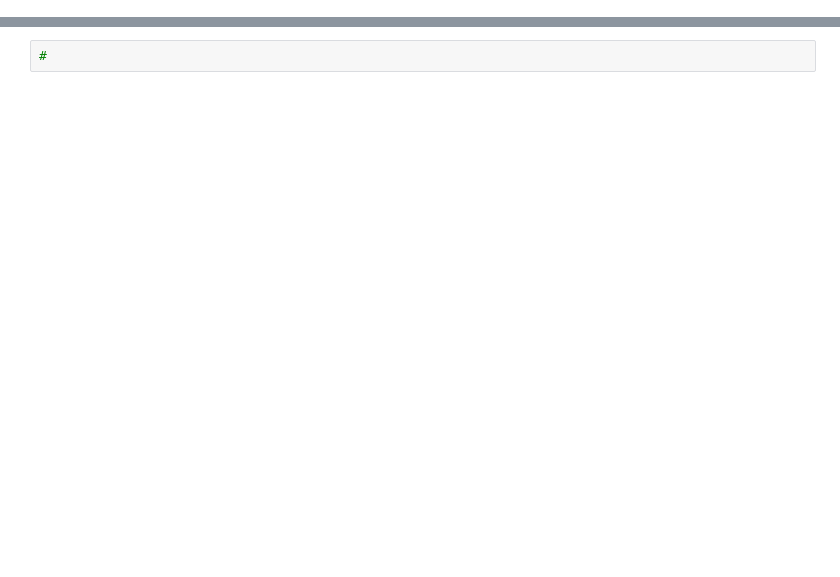
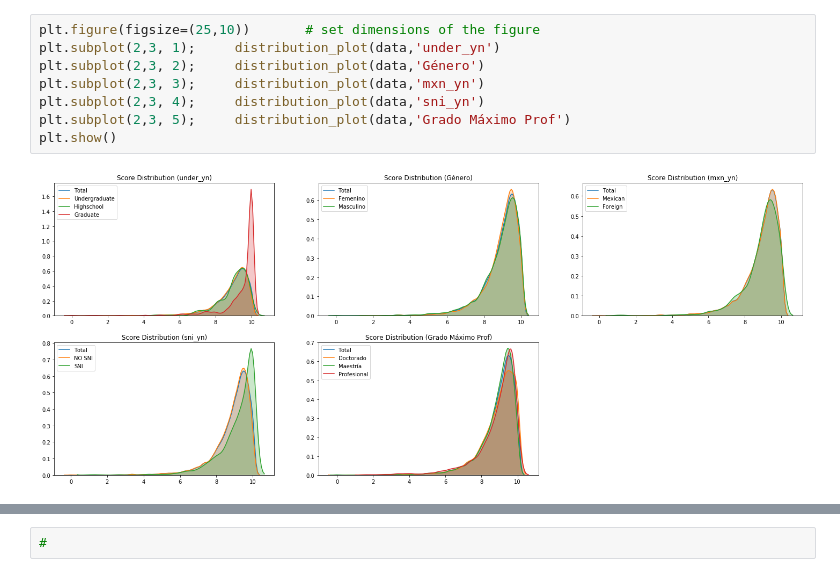
Before and after one commit to luissedas/da-project, a Jupyter notebook: Data Analytics - Final Project.ipynb, the cells around one changed output, grey strips where cells are left out. Cells and saved outputs as stored; diff of their text form; blank space fills up the shorter version.

```diff
--- a/Data Analytics - Final Project.ipynb
+++ b/Data Analytics - Final Project.ipynb
@@ -278,0 +39,10 @@ Veemos que en general los alumnos de posgrado califican mejor que los de profesi
+# %%
+plt.figure(figsize=(25,10))       # set dimensions of the figure
+plt.subplot(2,3, 1);     distribution_plot(data,'under_yn')
+plt.subplot(2,3, 2);     distribution_plot(data,'Género')
+plt.subplot(2,3, 3);     distribution_plot(data,'mxn_yn')
+plt.subplot(2,3, 4);     distribution_plot(data,'sni_yn')
+plt.subplot(2,3, 5);     distribution_plot(data,'Grado Máximo Prof')
+plt.show()
+# %% [output]
+[figure, added]
```
Also changed, not shown: parts of 49 cells of this notebook, 2 other files.
